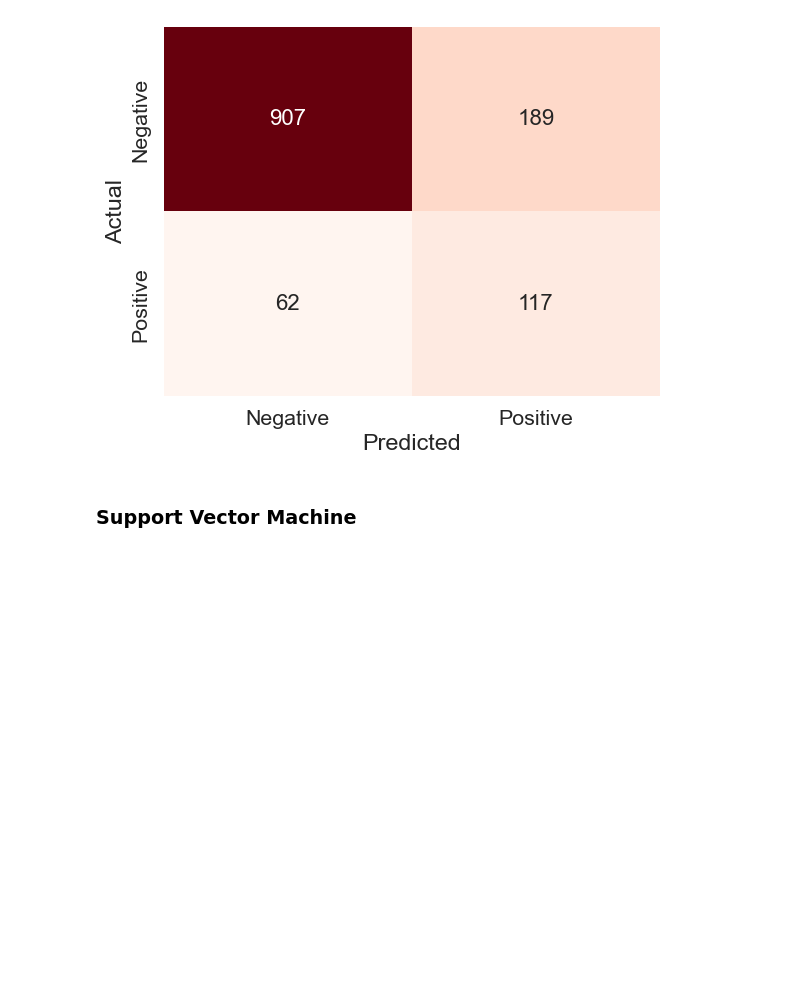
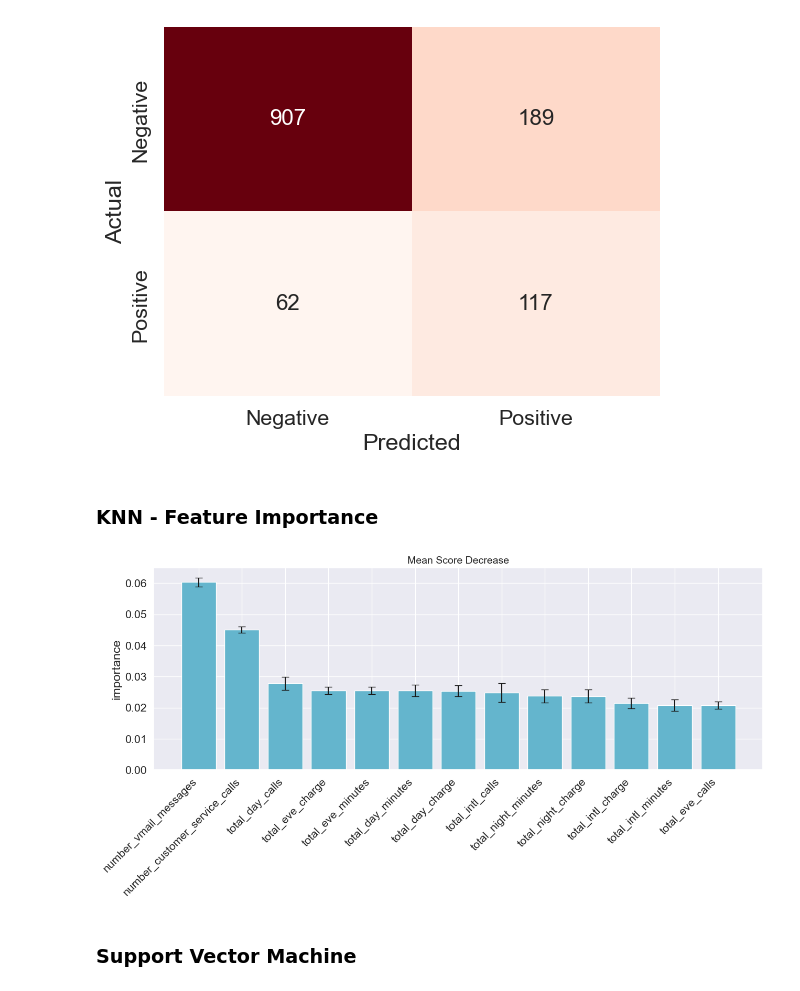
Before and after one commit to nununu-py/FGA-KOMINFO-final-project, a Jupyter notebook: project2_Customer Churn Prediction.ipynb, the cells around one changed output. Saved outputs shown, nothing was run; the diff lists cells and outputs as text; code cells hidden in the pictures; blank space fills up the shorter version.

```diff
--- a/project2_Customer Churn Prediction.ipynb
+++ b/project2_Customer Churn Prediction.ipynb
@@ -774,6 +799,12 @@ plt.yticks([0.5, 1.5], ['Negative', 'Positive'])
 plt.show()
 # %% [output]
 [figure]
+# %% [markdown]
+### KNN - Feature Importance
+# %%
+feature_importance = mean_score_decrease(X_train=X_train, y_train=y_train, model=knn_best_model, plot=True)
+# %% [output]
+[figure, added]
 # %% [markdown]
 ### Support Vector Machine
 # %% [markdown]
```
Also changed, not shown: parts of 21 cells of this notebook.
